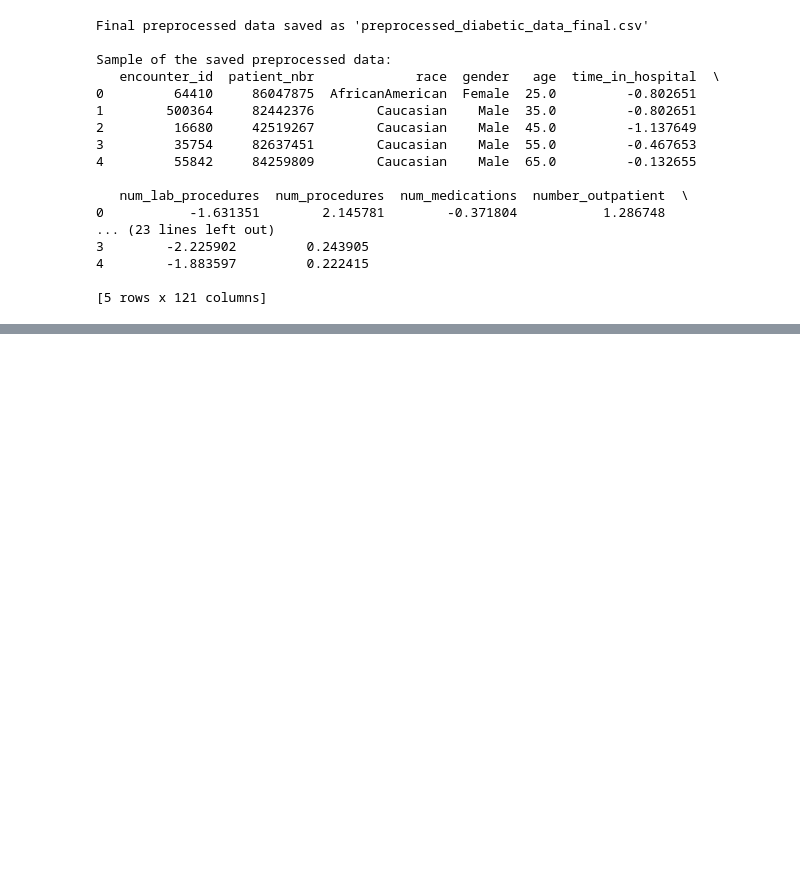
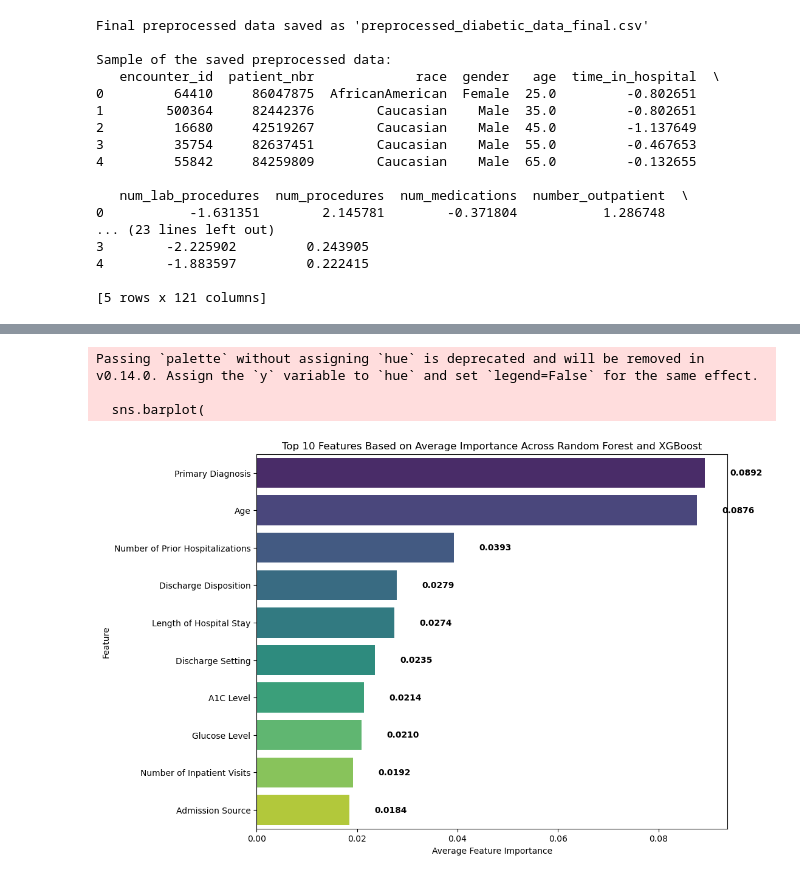
Before and after one commit to Securella/ml-project, a Jupyter notebook: project-diabetes-notebook.ipynb, the cells around one changed output, grey strips where cells are left out. Drawn from its saved outputs; the diff is of its cells as text; code cells hidden in the pictures; blank space fills up the shorter version.

```diff
--- a/project-diabetes-notebook.ipynb
+++ b/project-diabetes-notebook.ipynb
@@ -959,0 +1772,46 @@ Sample of the saved preprocessed data:
+# %%
+import pandas as pd
+import matplotlib.pyplot as plt
+import seaborn as sns
+
+# Get feature importances from each model
+rf_importances = best_rf_model.feature_importances_
+xgb_importances = best_xgb_model.feature_importances_
+
+# Calculate the average importance across both models
+avg_importances = (rf_importances + xgb_importances) / 2
+
+# Combine into a DataFrame for easier processing
+feature_importance_df = pd.DataFrame({
+    'Feature': [feature_names.get(i, f"Unknown Feature {i}") for i in range(len(avg_importances))],
+    'Random Forest Importance': rf_importances,
+    'XGBoost Importance': xgb_importances,
+    'Average Importance': avg_importances
+})
+
+# Sort by average importance and select the top 10 features
+top_features = feature_importance_df.sort_values(by="Average Importance", ascending=False).head(10)
+
+# Plotting
+plt.figure(figsize=(10, 8))
+sns.barplot(
+    x="Average Importance",
+    y="Feature",
+    data=top_features,
+    palette="viridis"
+)
+
+# Adding values on bars
+for index, value in enumerate(top_features["Average Importance"]):
+    plt.text(value + 0.005, index, f"{value:.4f}", color='black', va="center", fontweight='bold')
+
+# Titles and labels
+plt.title("Top 10 Features Based on Average Importance Across Random Forest and XGBoost")
+plt.xlabel("Average Feature Importance")
+plt.ylabel("Feature")
+plt.show()
+# %% [output]
+Passing `palette` without assigning `hue` is deprecated and will be removed in v0.14.0. Assign the `y` variable to `hue` and set `legend=False` for the same effect.
+
+  sns.barplot(
+[figure, added]
```
Also changed, not shown: parts of 28 cells of this notebook, 1 other file.
